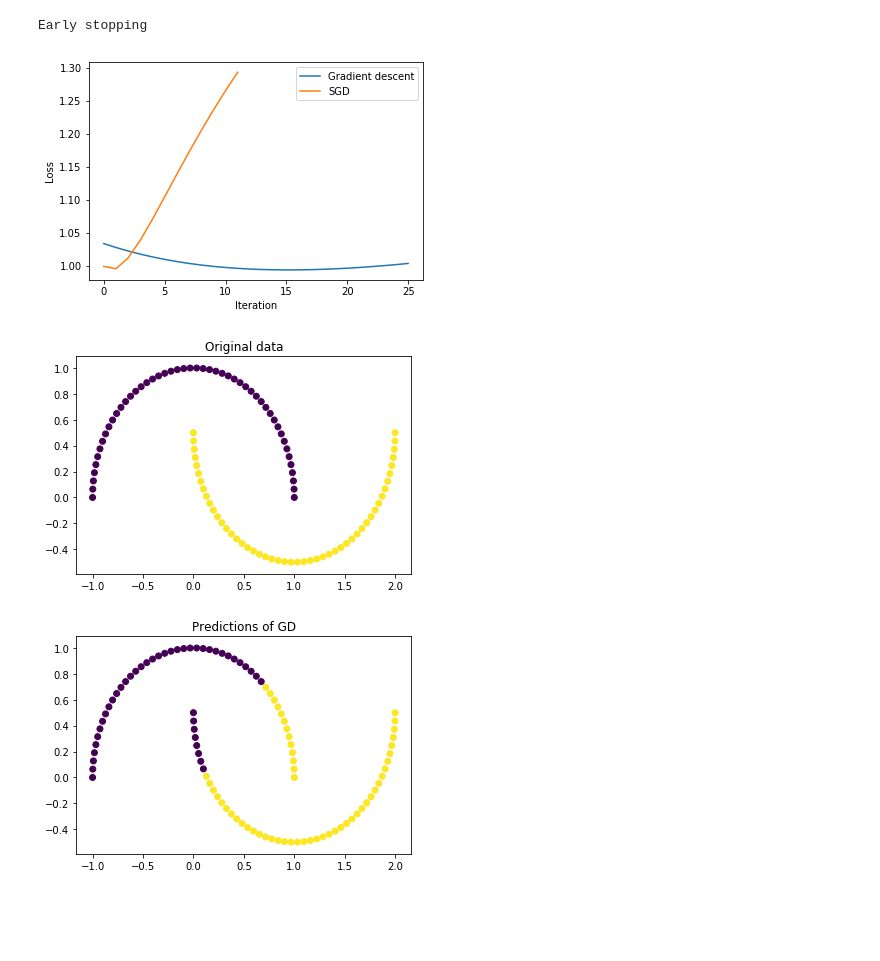
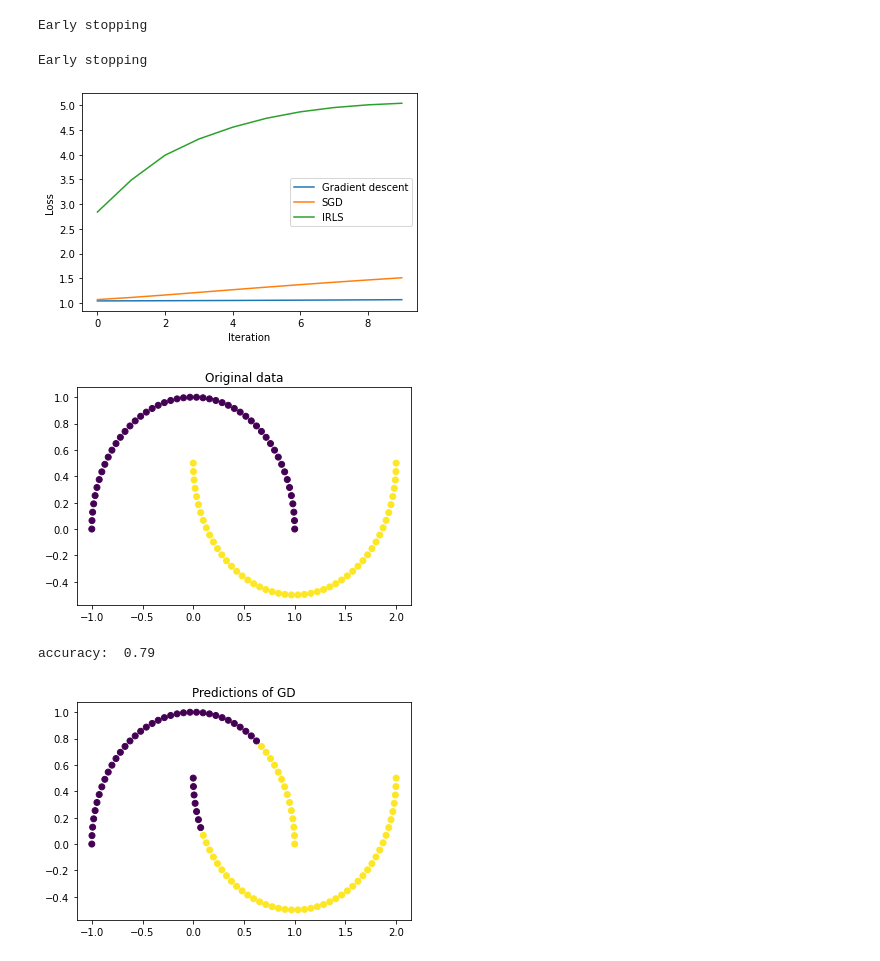
Before and after one commit to pawel99k/AML2022, a Jupyter notebook: Project1/Modelling.ipynb, the cells around one changed output. Drawn from its saved outputs; the diff is of its cells as text; code cells hidden in the pictures; blank space fills up the shorter version.

```diff
--- a/Project1/Modelling.ipynb
+++ b/Project1/Modelling.ipynb
@@ -21,7 +21,7 @@ class LogisticRegression:
             self.kwargs['batch_size'] = 1
             self.__optimizer = optimizers.GradientDescent(**self.kwargs)
         elif optimization == 'Iterative Reweighted Least Squares':
-            raise NotImplementedError('IRLS not implemented yet')
+            self.__optimizer = optimizers.IRLS(**self.kwargs)
         elif optimization == 'Adaptive Moment Estimation':
             raise NotImplementedError('Adam not implemented yet')
 
@@ -40,6 +40,8 @@ class LogisticRegression:
 
     def get_optimizer_training_losses(self):
         return self.__optimizer.losses
+    def get_optimizer_training_w(self):
+        return self.__optimizer.w
 # %%
 lr_gd = LogisticRegression(optimization='Gradient Descent', learning_rate=0.01, epochs=50, batch_size=10)
 # %%
@@ -52,17 +54,24 @@ lr_sgd = LogisticRegression(optimization='Stochastic Gradient Descent', learning
 lr_sgd.train(X, y)
 # %% [output]
 Early stopping
+# %%
+lr_irls = LogisticRegression(optimization='Iterative Reweighted Least Squares', epochs=50)
+lr_irls.train(X, y)
+# %% [output]
+Early stopping
 # %%
 l_gd = lr_gd.get_optimizer_training_losses()
 l_sgd = lr_sgd.get_optimizer_training_losses()
+l_irls=lr_irls.get_optimizer_training_losses()
 plt.plot(range(len(l_gd)), l_gd, label='Gradient descent')
 plt.plot(range(len(l_sgd)), l_sgd, label='SGD')
+plt.plot(range(len(l_irls)), l_irls, label='IRLS')
 plt.ylabel('Loss')
 plt.xlabel('Iteration')
 plt.legend()
 plt.show()
 # %% [output]
-[figure, old version]
+[figure, new version]
 # %%
 p_gd = lr_gd.predict(X)
 p_sgd = lr_sgd.predict(X)
@@ -71,11 +81,13 @@ plt.scatter(*X.T, c=y)
 plt.title('Original data')
 plt.show()
 # %% [output]
-[figure, old version]
+[figure, new version]
 # %%
+print("accuracy: ",np.mean(p_gd==y))
 plt.scatter(*X.T, c=p_gd)
 plt.title('Predictions of GD')
 plt.show()
 # %% [output]
+accuracy:  0.79
-[figure, old version]
+[figure, new version]
 # %%
```
Also changed, not shown: parts of 3 cells of this notebook, 1 other file.
